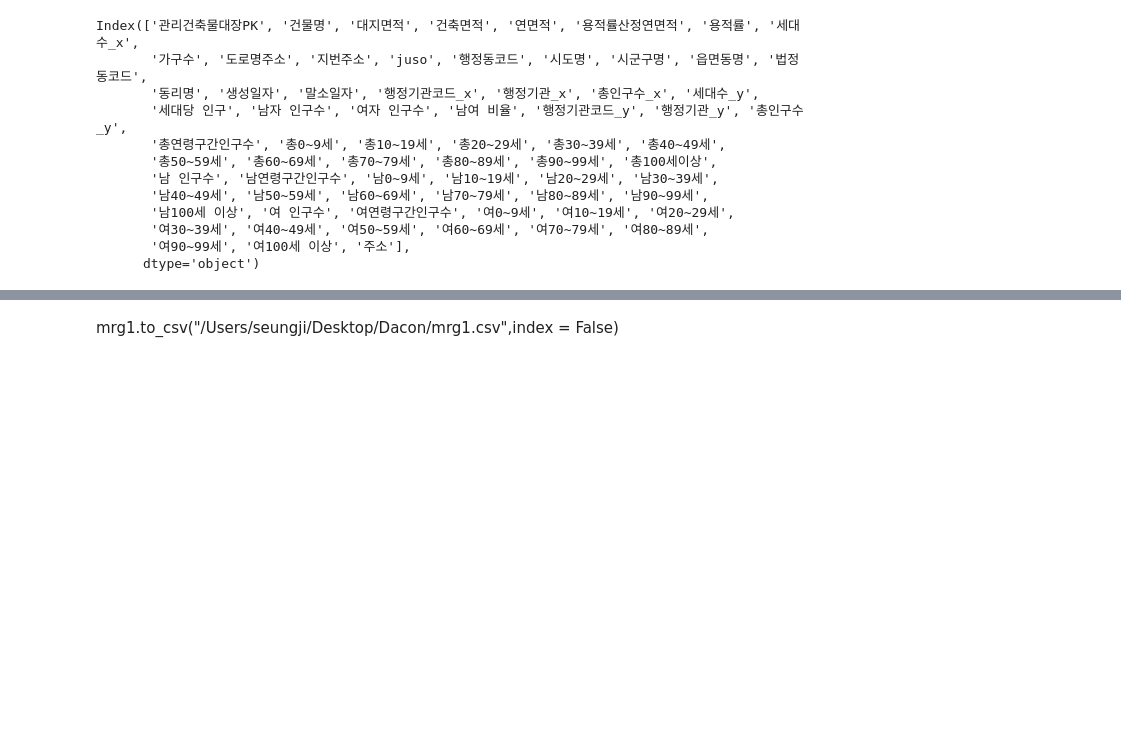
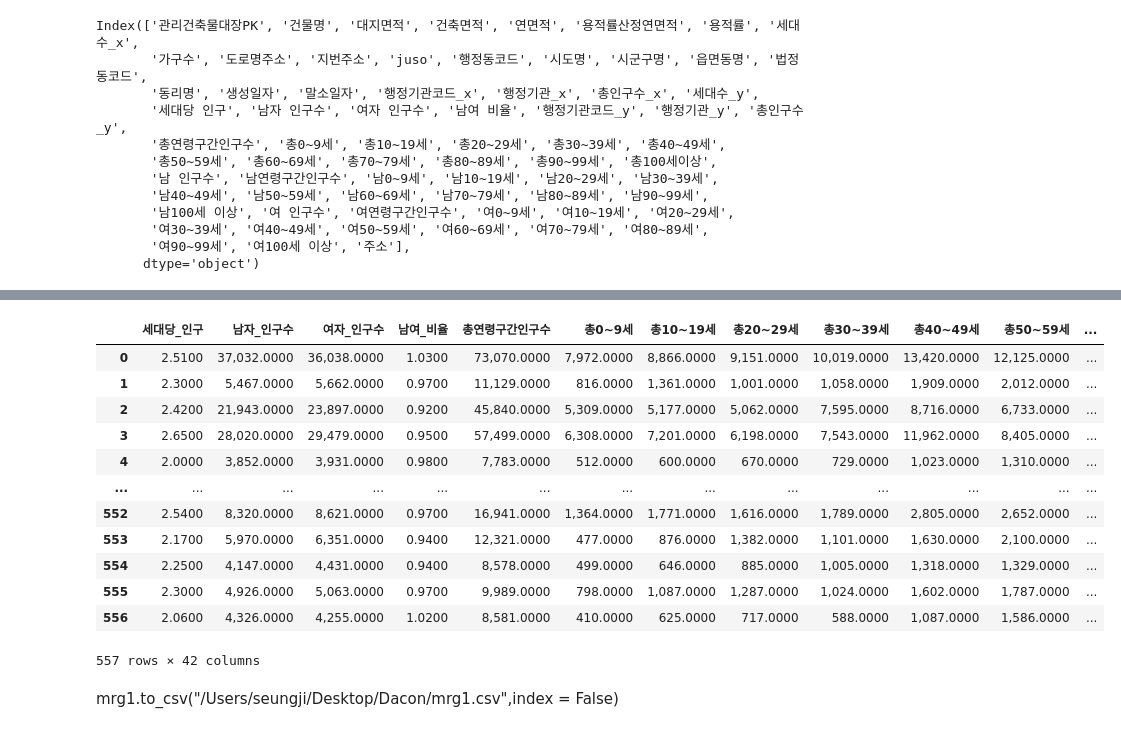
Before and after one commit to whdbfla6/Daesamanlap, a Jupyter notebook: External2/인구수_연면적_merge.ipynb, the cells around one changed output, grey strips where cells are left out. Drawn from its saved outputs; the diff is of its cells as text; code cells hidden in the pictures; blank space fills up the shorter version.

```diff
--- a/External2/인구수_연면적_merge.ipynb
+++ b/External2/인구수_연면적_merge.ipynb
@@ -577,0 +598,23 @@ dtype: int64
+# %%
+mrg_tr[[ '세대당_인구', '남자_인구수', '여자_인구수', '남여_비율',
+       '총연령구간인구수', '총0~9세', '총10~19세', '총20~29세', '총30~39세', '총40~49세',
+       '총50~59세', '총60~69세', '총70~79세', '총80~89세', '총90~99세', '총100세이상',
+       '남 인구수', '남연령구간인구수', '남0~9세', '남10~19세', '남20~29세', '남30~39세',
+       '남40~49세', '남50~59세', '남60~69세', '남70~79세', '남80~89세', '남90~99세',
+       '남100세 이상', '여_인구수', '여연령구간인구수', '여0~9세', '여10~19세', '여20~29세',
+       '여30~39세', '여40~49세', '여50~59세', '여60~69세', '여70~79세', '여80~89세',
+       '여90~99세', '여100세 이상']]
+# %% [output]
+|  | 세대당_인구 | 남자_인구수 | 여자_인구수 | 남여_비율 | 총연령구간인구수 | 총0~9세 | 총10~19세 | 총20~29세 | 총30~39세 | 총40~49세 | 총50~59세 | ... |
+| 0 | 2.5100 | 37,032.0000 | 36,038.0000 | 1.0300 | 73,070.0000 | 7,972.0000 | 8,866.0000 | 9,151.0000 | 10,019.0000 | 13,420.0000 | 12,125.0000 | ... |
+| 1 | 2.3000 | 5,467.0000 | 5,662.0000 | 0.9700 | 11,129.0000 | 816.0000 | 1,361.0000 | 1,001.0000 | 1,058.0000 | 1,909.0000 | 2,012.0000 | ... |
+| 2 | 2.4200 | 21,943.0000 | 23,897.0000 | 0.9200 | 45,840.0000 | 5,309.0000 | 5,177.0000 | 5,062.0000 | 7,595.0000 | 8,716.0000 | 6,733.0000 | ... |
+| 3 | 2.6500 | 28,020.0000 | 29,479.0000 | 0.9500 | 57,499.0000 | 6,308.0000 | 7,201.0000 | 6,198.0000 | 7,543.0000 | 11,962.0000 | 8,405.0000 | ... |
+| 4 | 2.0000 | 3,852.0000 | 3,931.0000 | 0.9800 | 7,783.0000 | 512.0000 | 600.0000 | 670.0000 | 729.0000 | 1,023.0000 | 1,310.0000 | ... |
+| ... | ... | ... | ... | ... | ... | ... | ... | ... | ... | ... | ... | ... |
+| 552 | 2.5400 | 8,320.0000 | 8,621.0000 | 0.9700 | 16,941.0000 | 1,364.0000 | 1,771.0000 | 1,616.0000 | 1,789.0000 | 2,805.0000 | 2,652.0000 | ... |
+| 553 | 2.1700 | 5,970.0000 | 6,351.0000 | 0.9400 | 12,321.0000 | 477.0000 | 876.0000 | 1,382.0000 | 1,101.0000 | 1,630.0000 | 2,100.0000 | ... |
+| 554 | 2.2500 | 4,147.0000 | 4,431.0000 | 0.9400 | 8,578.0000 | 499.0000 | 646.0000 | 885.0000 | 1,005.0000 | 1,318.0000 | 1,329.0000 | ... |
+| 555 | 2.3000 | 4,926.0000 | 5,063.0000 | 0.9700 | 9,989.0000 | 798.0000 | 1,087.0000 | 1,287.0000 | 1,024.0000 | 1,602.0000 | 1,787.0000 | ... |
+| 556 | 2.0600 | 4,326.0000 | 4,255.0000 | 1.0200 | 8,581.0000 | 410.0000 | 625.0000 | 717.0000 | 588.0000 | 1,087.0000 | 1,586.0000 | ... |
+557 rows × 42 columns
```
Also changed, not shown: parts of 11 cells of this notebook.
